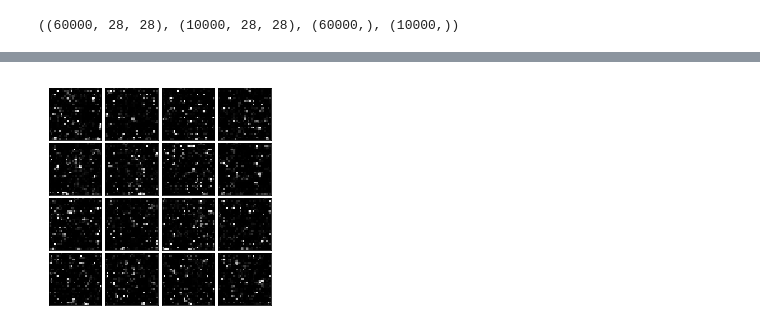
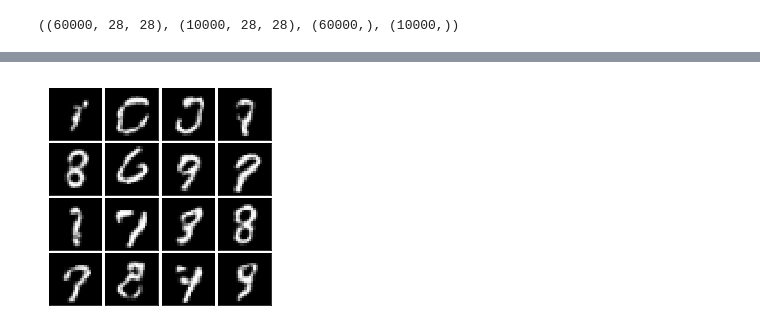
Before and after one commit to kmkolasinski/deep-learning-notes, a Jupyter notebook: seminars/normalizing-flows/Mnist.ipynb, the cells around one changed output, grey strips where cells are left out. Cells and saved outputs as stored; diff of their text form; code cells hidden in the pictures.

Commit message:
First model trained!

```diff
--- a/seminars/normalizing-flows/Mnist.ipynb
+++ b/seminars/normalizing-flows/Mnist.ipynb
@@ -139,6 +184,6 @@ nets.initialize_actnorms(
 )
 # %%
 metrics = utils.Metrics(100, metrics_tensors={"total_loss": total_loss, "loss": loss, "l2_loss": l2_loss})
-plot_metrics_hook = utils.PlotMetricsHook(metrics, step=100)
+plot_metrics_hook = utils.PlotMetricsHook(metrics, step=1000)
 # %%
-sess.run(train_op)
+sess.run(train_op, feed_dict={lr_ph: 0.0, beta_ph: 1.0})
@@ -148,0 +199,9 @@ total_loss.eval()
+# %%
+utils.trainer(
+    sess,
+    num_steps=10000,
+    train_op=train_op,
+    feed_dict_fn=lambda: {lr_ph: 0.005, beta_ph: 1.0},
+    metrics=[metrics],
+    hooks=[plot_metrics_hook]
+)
@@ -149,3 +249,10 @@ total_loss.eval()
 # %%
-utils.trainer(sess, 1000, train_op=train_op, feed_dict_fn=lambda: None, metrics=[metrics], hooks=[plot_metrics_hook])
+utils.trainer(
+    sess,
+    num_steps=10000,
+    train_op=train_op,
+    feed_dict_fn=lambda: {lr_ph: 0.001, beta_ph: 1.},
+    metrics=[metrics],
+    hooks=[plot_metrics_hook]
+)
 # %% [output]
@@ -177,5 +294,5 @@ l2_loss 0.12050309
 # %%
-x_samples_np = x_flow_sampled.eval()
-utils.plot_4x4_grid(x_samples_np, shape=[32, 32])
+x_samples_np = x_flow_sampled.eval(feed_dict={lr_ph: 0.0, beta_ph: 0.6})
+utils.plot_4x4_grid(x_samples_np, shape=x_samples_np.shape[1:3])
 # %% [output]
-[figure, old version]
+[figure, new version]
```
Also changed, not shown: parts of 36 cells of this notebook.
